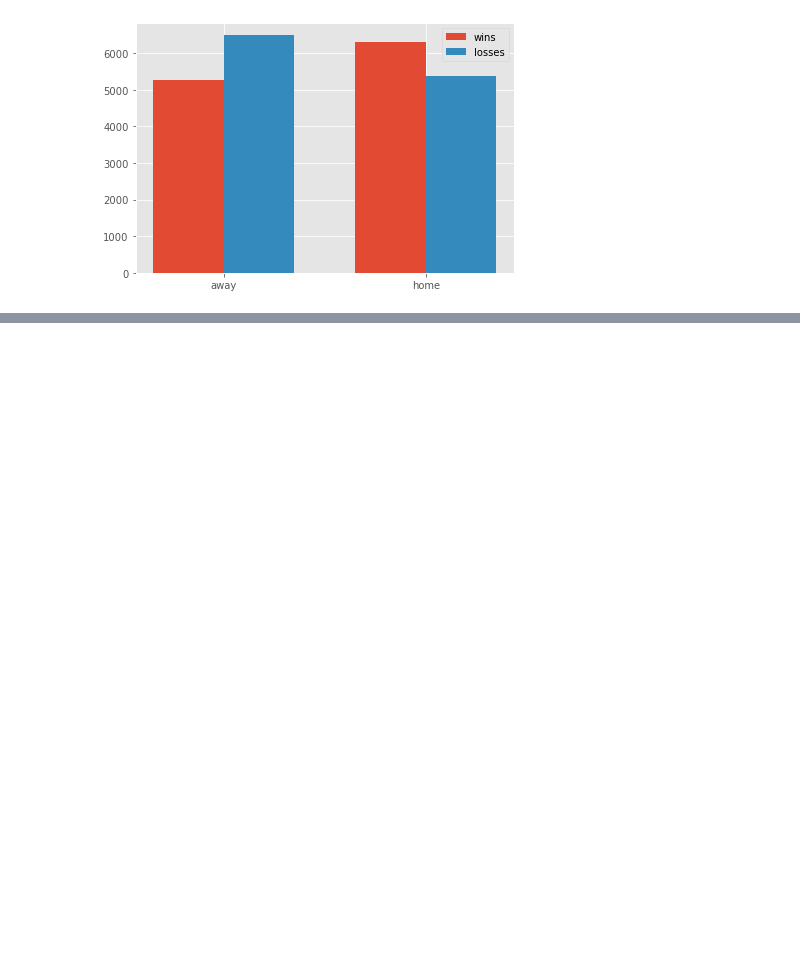
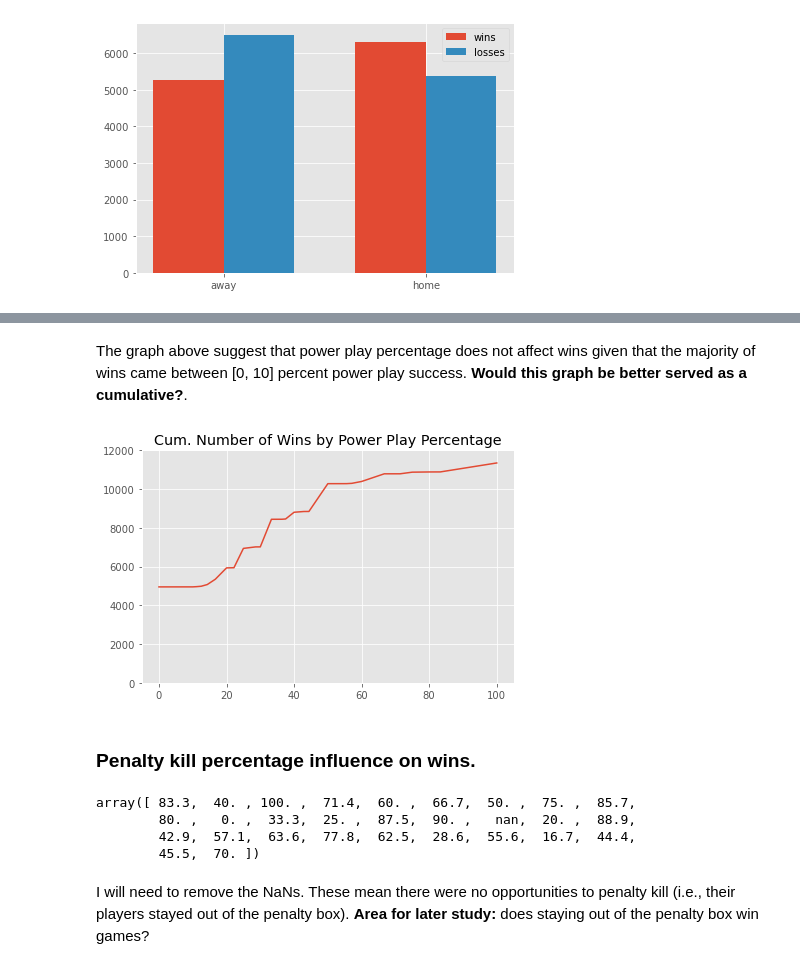
Before and after one commit to jkh-code/nhl-win-factors-analysis, a Jupyter notebook: notebooks/nhl-win-factors-analysis-eda.ipynb, the cells around one changed output, grey strips where cells are left out. Saved outputs shown, nothing was run; the diff lists cells and outputs as text; code cells hidden in the pictures; blank space fills up the shorter version.

```diff
--- a/notebooks/nhl-win-factors-analysis-eda.ipynb
+++ b/notebooks/nhl-win-factors-analysis-eda.ipynb
@@ -225,0 +267,21 @@ fig.tight_layout()
+# %% [markdown]
+The graph above suggest that power play percentage does not affect wins given that the majority of wins came between [0, 10] percent power play success. **Would this graph be better served as a cumulative?**.
+# %%
+fig, ax = plt.subplots()
+ax.plot(pp_wins['pp_percent'], pp_wins['cum_wins'])
+ax.set_ylim([0, 12_000])
+ax.set_title('Cum. Number of Wins by Power Play Percentage')
+fig.tight_layout();
+# %% [output]
+[figure, added]
+# %% [markdown]
+### Penalty kill percentage influence on wins.
+# %%
+df['pk_percent'].unique()
+# %% [output]
+array([ 83.3,  40. , 100. ,  71.4,  60. ,  66.7,  50. ,  75. ,  85.7,
+        80. ,   0. ,  33.3,  25. ,  87.5,  90. ,   nan,  20. ,  88.9,
+        42.9,  57.1,  63.6,  77.8,  62.5,  28.6,  55.6,  16.7,  44.4,
+        45.5,  70. ])
+# %% [markdown]
+I will need to remove the NaNs. These mean there were no opportunities to penalty kill (i.e., their players stayed out of the penalty box). **Area for later study:** does staying out of the penalty box win games?
```
Also changed, not shown: parts of 17 cells of this notebook.
